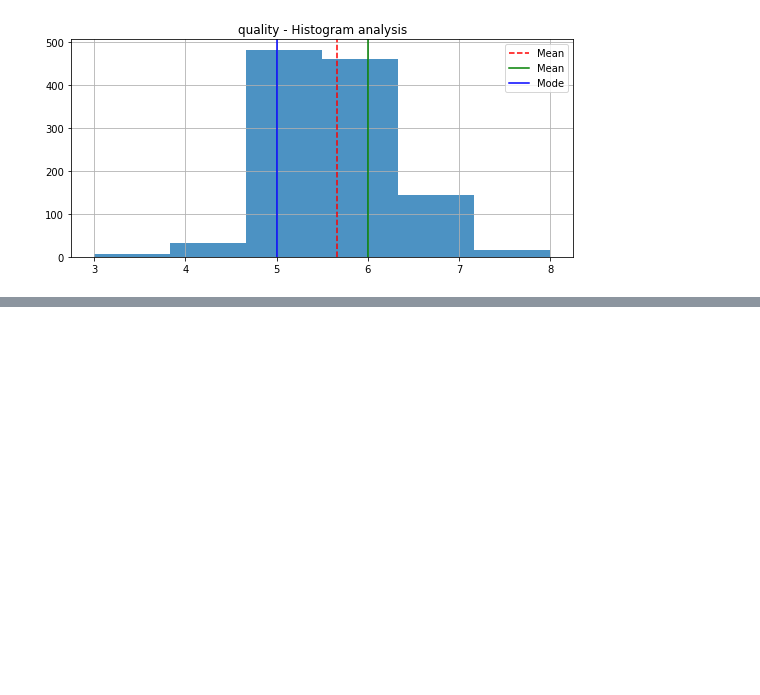
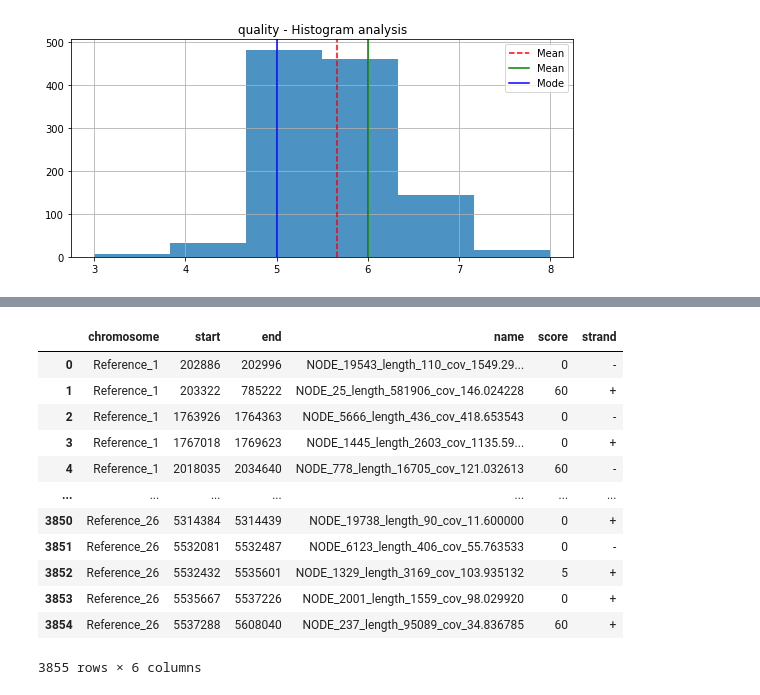
Before and after one commit to Freddsle/BI_2021_Python, a Jupyter notebook: python_homework/pandas_practice/ppractice.ipynb, the cells around one changed output, grey strips where cells are left out. Cells and saved outputs as stored; diff of their text form; code cells hidden in the pictures; blank space fills up the shorter version.

```diff
--- a/python_homework/pandas_practice/ppractice.ipynb
+++ b/python_homework/pandas_practice/ppractice.ipynb
@@ -198,0 +264,35 @@ for data in vine.columns:
+# %%
+def read_bed6(file):
+    '''
+    Read bed6 file and return Pandas DataFrame.
+    '''
+    colnames = ['chromosome', 'start', 'end', 'name', 'score', 'strand']
+    lines = []
+
+    with open(file) as f:
+        for line in f:
+            line = f.readline().strip('\n^').split('\t')
+            if line != ['']:
+                lines.append(line)
+
+    df_bed6 = pd.DataFrame(lines, columns=colnames)
+
+    return df_bed6
+# %%
+df_bed6 = read_bed6('./data/alignment.bed')
+# %%
+df_bed6
+# %% [output]
+|  | chromosome | start | end | name | score | strand |
+| 0 | Reference_1 | 202886 | 202996 | NODE_19543_length_110_cov_1549.29... | 0 | - |
+| 1 | Reference_1 | 203322 | 785222 | NODE_25_length_581906_cov_146.024228 | 60 | + |
+| 2 | Reference_1 | 1763926 | 1764363 | NODE_5666_length_436_cov_418.653543 | 0 | - |
+| 3 | Reference_1 | 1767018 | 1769623 | NODE_1445_length_2603_cov_1135.59... | 0 | + |
+| 4 | Reference_1 | 2018035 | 2034640 | NODE_778_length_16705_cov_121.032613 | 60 | - |
+| ... | ... | ... | ... | ... | ... | ... |
+| 3850 | Reference_26 | 5314384 | 5314439 | NODE_19738_length_90_cov_11.600000 | 0 | + |
+| 3851 | Reference_26 | 5532081 | 5532487 | NODE_6123_length_406_cov_55.763533 | 0 | - |
+| 3852 | Reference_26 | 5532432 | 5535601 | NODE_1329_length_3169_cov_103.935132 | 5 | + |
+| 3853 | Reference_26 | 5535667 | 5537226 | NODE_2001_length_1559_cov_98.029920 | 0 | + |
+| 3854 | Reference_26 | 5537288 | 5608040 | NODE_237_length_95089_cov_34.836785 | 60 | + |
+3855 rows × 6 columns
```
Also changed, not shown: parts of 11 cells of this notebook.
